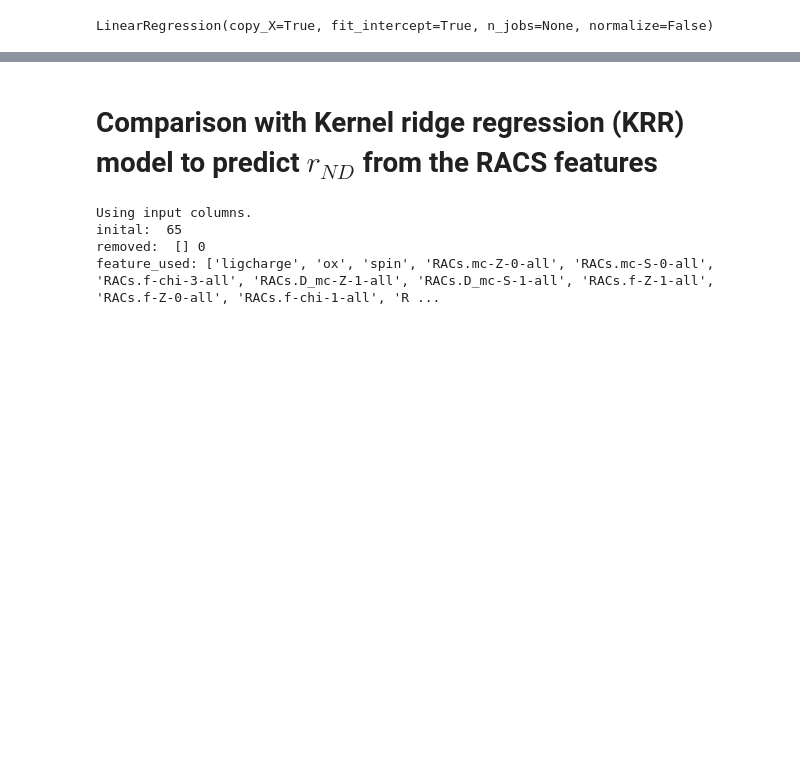
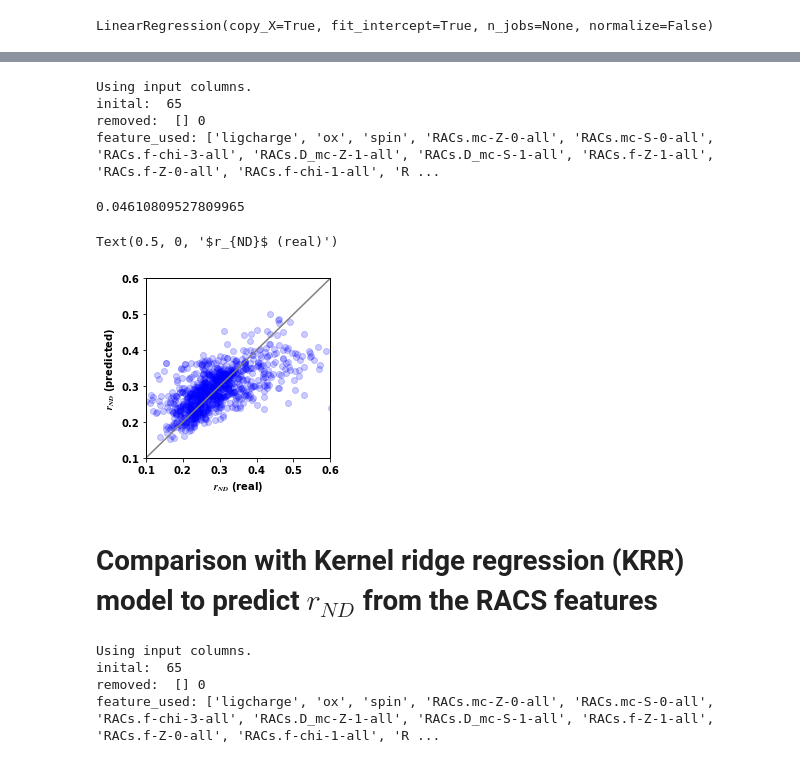
Before and after one commit to Liu-group/MLbook, a Jupyter notebook: JupyterNotebook/case_study.ipynb, the cells around one changed output, grey strips where cells are left out. Saved outputs shown, nothing was run; the diff lists cells and outputs as text; code cells hidden in the pictures; blank space fills up the shorter version.

```diff
--- a/JupyterNotebook/case_study.ipynb
+++ b/JupyterNotebook/case_study.ipynb
@@ -222,3 +222,38 @@ Text(0.5, 0, '$r_{ND}$ (real)')
+# %%
+rfa_features = ["ligcharge","ox","spin","RACs.mc-Z-0-all","RACs.mc-S-0-all","RACs.f-chi-3-all","RACs.D_mc-Z-1-all","RACs.D_mc-S-1-all","RACs.f-Z-1-all","RACs.f-Z-0-all","RACs.f-chi-1-all","RACs.f-chi-0-all","RACs.f-chi-2-all","RACs.f-Z-2-all","RACs.D_mc-chi-2-all","RACs.mc-chi-2-all","RACs.mc-chi-1-all","RACs.f-S-0-all","RACs.f-S-2-all","RACs.D_mc-chi-1-all","RACs.mc-Z-1-all","RACs.f-S-1-all","RACs.f-S-3-all","RACs.f-Z-3-all","RACs.D_mc-S-2-all","RACs.D_mc-Z-2-all","RACs.f-I-2-all","RACs.f-I-0-all","RACs.mc-Z-2-all","RACs.f-chi-0-eq","RACs.f-I-3-all","RACs.f-T-3-all","RACs.lc-S-3-eq","RACs.mc-chi-3-all","RACs.f-T-0-all","RACs.D_mc-chi-3-all","RACs.D_mc-S-3-all","RACs.D_mc-Z-3-all","RACs.f-I-1-all","RACs.lc-chi-2-eq","RACs.D_lc-S-2-ax","RACs.mc-T-2-all","RACs.D_lc-S-2-eq","RACs.D_lc-chi-2-ax","RACs.D_lc-Z-2-ax","RACs.D_lc-Z-2-eq","RACs.D_lc-chi-2-eq","RACs.f-Z-3-eq","RACs.lc-T-3-eq","RACs.mc-I-3-all","RACs.f-Z-3-ax","RACs.D_lc-T-3-ax","RACs.mc-T-3-all","RACs.mc-chi-0-all","RACs.mc-S-1-all","RACs.f-T-2-all","RACs.f-T-1-all","RACs.mc-Z-3-all","RACs.f-T-3-ax","RACs.mc-S-2-all","RACs.f-Z-1-ax","RACs.mc-S-3-all","RACs.D_mc-T-3-all","RACs.f-Z-2-ax","RACs.f-T-3-eq"]
+
+cols_use, df = return_train_columns(df_features, cols_selected=rfa_features)
+X = np.array(df_features[cols_use].values)
+y= df_props['rND'].values
+# %% [output]
+Using input columns.
+inital:  65
+removed:  [] 0
+feature_used: ['ligcharge', 'ox', 'spin', 'RACs.mc-Z-0-all', 'RACs.mc-S-0-all', 'RACs.f-chi-3-all', 'RACs.D_mc-Z-1-all', 'RACs.D_mc-S-1-all', 'RACs.f-Z-1-all', 'RACs.f-Z-0-all', 'RACs.f-chi-1-all', 'R ...
+# %%
+X_train, X_test, y_train, y_test = train_test_split(X, y, test_size=0.2)
+reg=linear_model.LinearRegression()
+reg.fit(X_train, y_train)
+y_pred = reg.predict(X_test)
+# %%
+np.mean(np.abs(y_test-y_pred))
+# %% [output]
+0.04610809527809965
+# %%
+
+
+fig = plt.figure(figsize=(3.3,3.3))
+plt.scatter(y_test,y_pred,edgecolors=None,c='b',alpha=0.2)
+xmin=0.1; xmax=0.6
+diag=np.linspace(xmin, xmax,100)
+plt.plot(diag,diag, color='gray')
+plt.xlim((xmin,xmax))
+plt.ylim((xmin,xmax))
+plt.ylabel('$r_{ND}$ (predicted)')
+plt.xlabel('$r_{ND}$ (real)')
+# %% [output]
+Text(0.5, 0, '$r_{ND}$ (real)')
+[figure, added]
 # %% [markdown]
 # Comparison with Kernel ridge regression (KRR) model to predict $r_{ND}$ from the RACS features
 # %%
```
Also changed, not shown: parts of 13 cells of this notebook.
